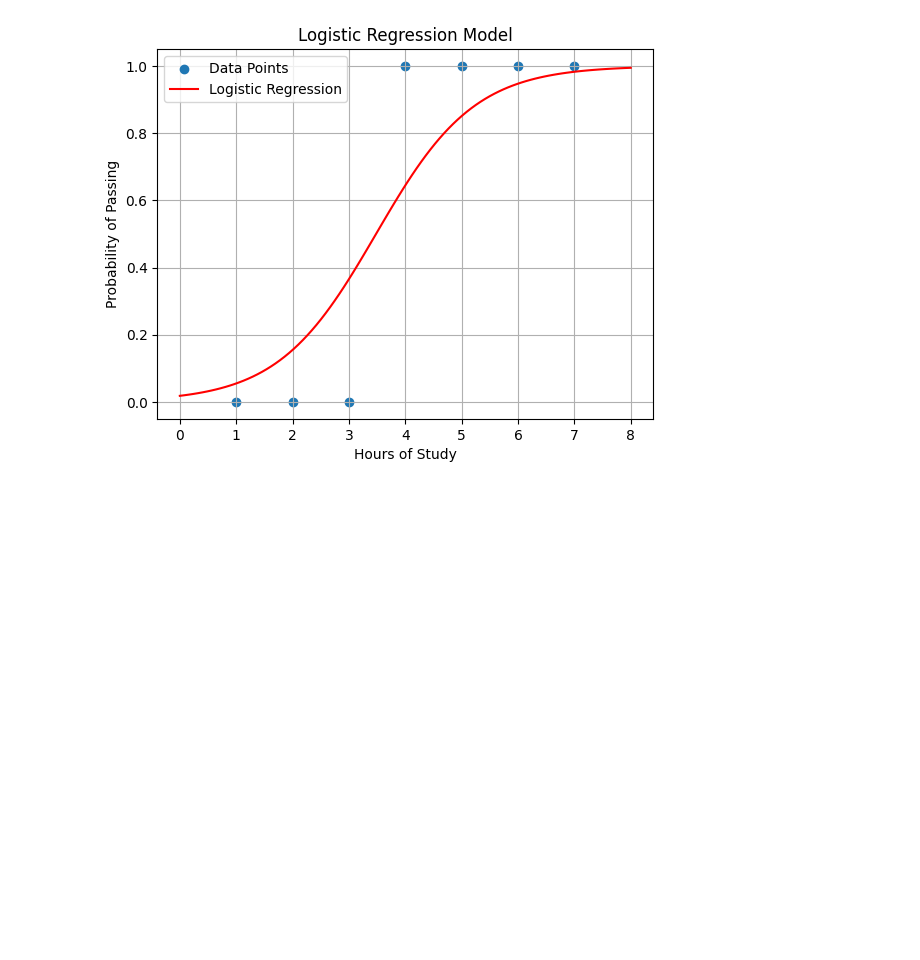
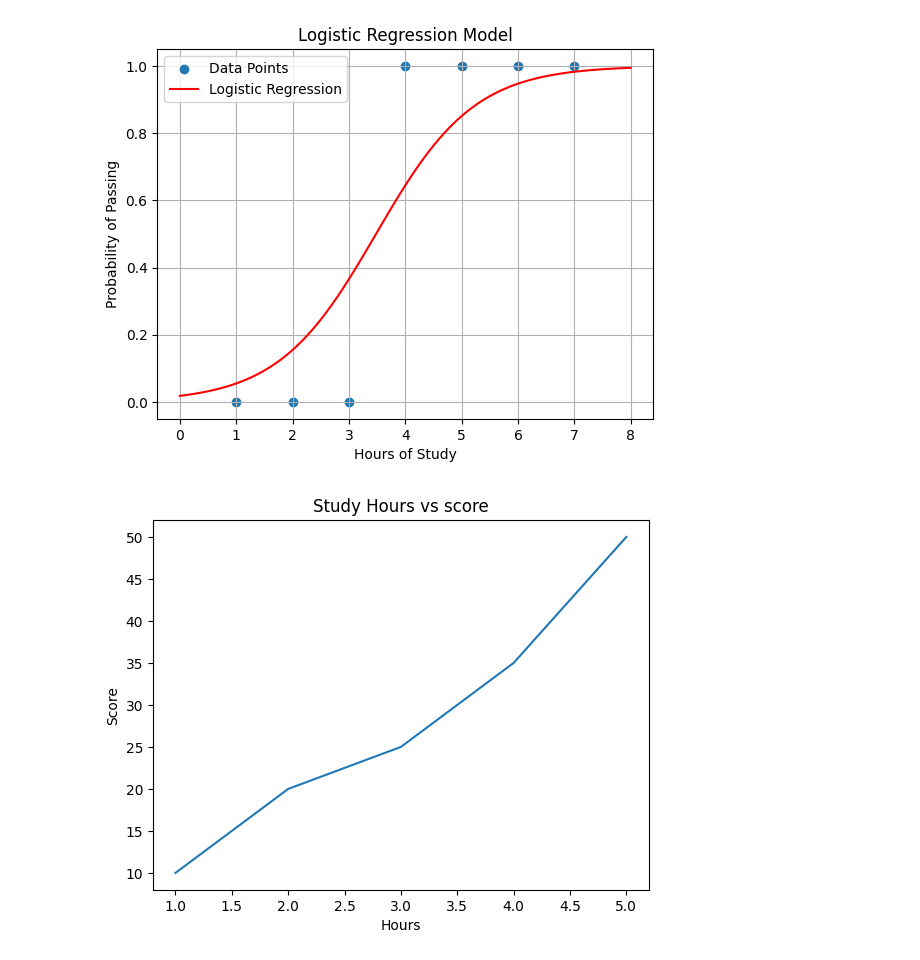
Before and after one commit to gouthamgo/Build-with-ML, a Jupyter notebook: Logistic_Regression.ipynb, the cells around one changed output. Drawn from its saved outputs; the diff is of its cells as text; code cells hidden in the pictures; blank space fills up the shorter version.

```diff
--- a/Logistic_Regression.ipynb
+++ b/Logistic_Regression.ipynb
@@ -61,3 +61,14 @@ plt.grid(True)
 plt.show()
 # %% [output]
 [figure]
+# %%
+x = [1,2,3,4,5]
+y=[10,20,25,35,50]
+
+plt.plot(x,y)
+plt.title("Study Hours vs score")
+plt.xlabel("Hours")
+plt.ylabel("Score")
+plt.show()
+# %% [output]
+[figure, added]
```
Also changed, not shown: parts of 1 cell of this notebook.
